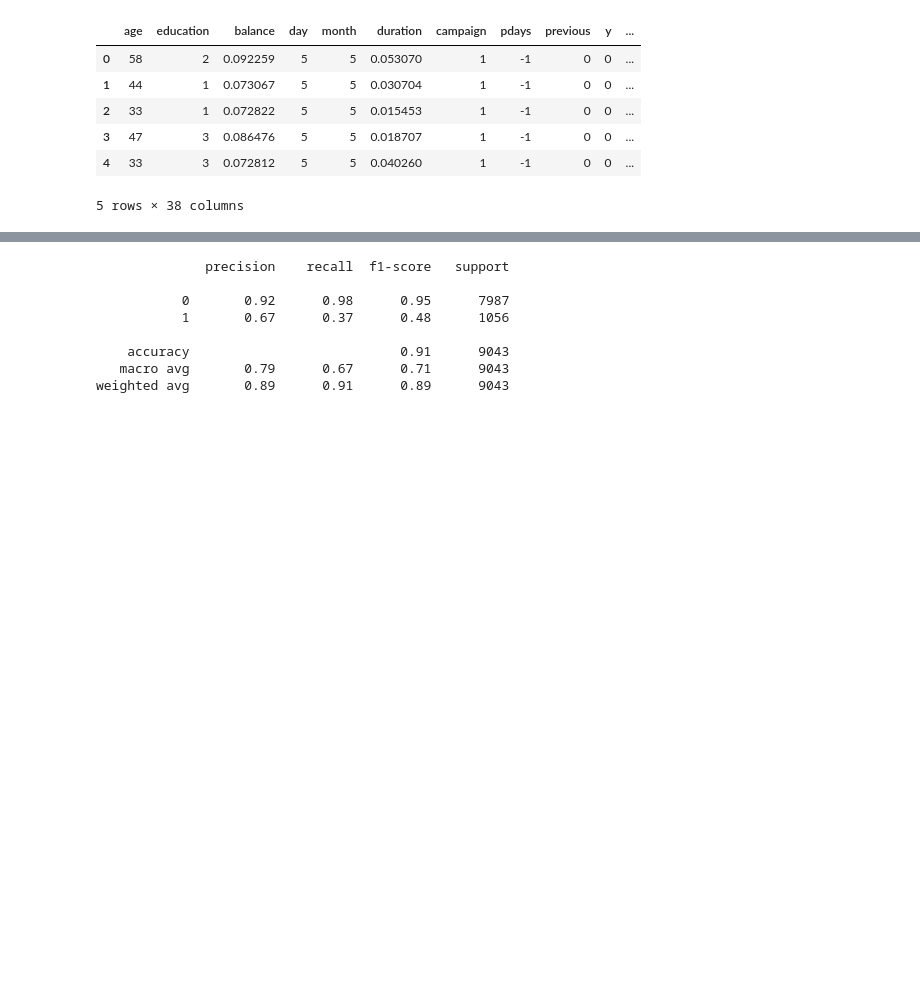
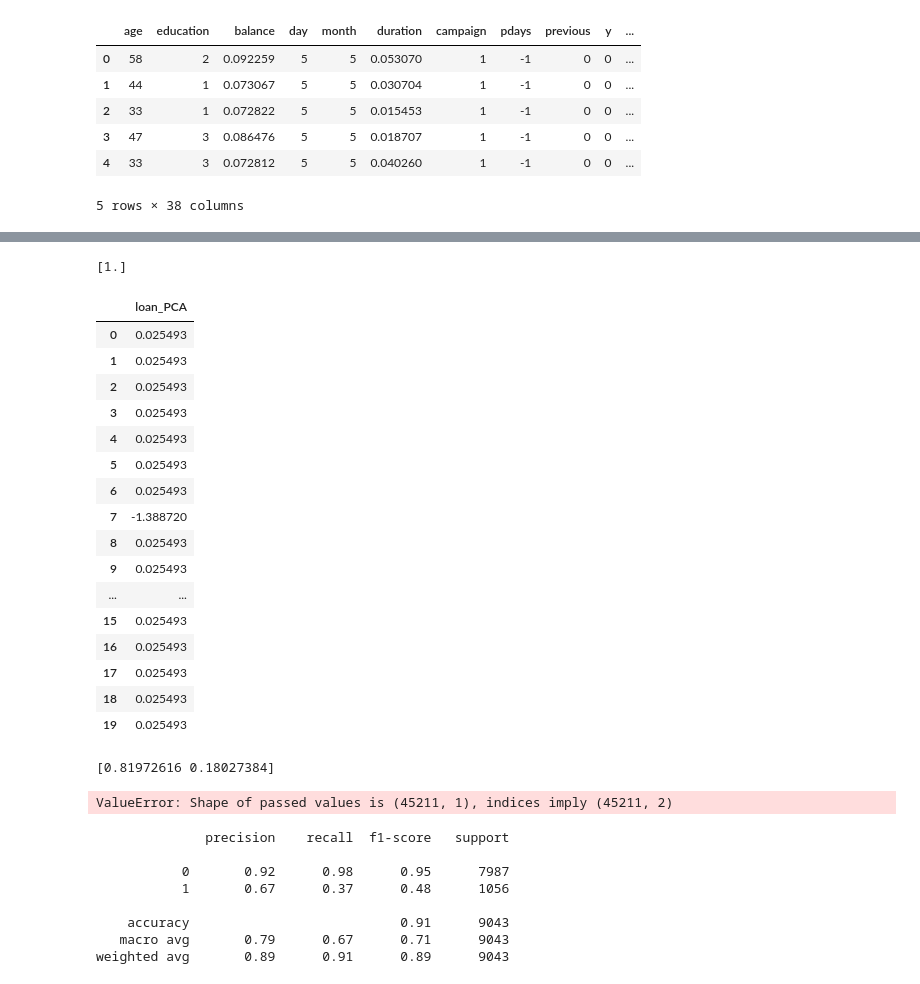
Before and after one commit to BinaraMendis7/Machine-learning, a Jupyter notebook: Mlcw.ipynb, the cells around one changed output, grey strips where cells are left out. Saved outputs shown, nothing was run; the diff lists cells and outputs as text; code cells hidden in the pictures; blank space fills up the shorter version.

```diff
--- a/Mlcw.ipynb
+++ b/Mlcw.ipynb
@@ -254,0 +326,44 @@ Explained Variance Ratio: [0.72686434 0.27313566]
+# %%
+X3=df[["loan_yes","loan_no"]]
+
+pca=PCA(0.95)
+X_pca3=pca.fit_transform(X3)
+print(pca.explained_variance_ratio_)
+
+pca_columns = X_pca[:, :1]
+pca_data = np.concatenate([pca_columns], axis=1)
+pca_df2= pd.DataFrame(pca_data, columns=['loan_PCA'])
+pca_df2.head(20)
+# %% [output]
+[1.]
+|  | loan_PCA |
+| 0 | 0.025493 |
+| 1 | 0.025493 |
+| 2 | 0.025493 |
+| 3 | 0.025493 |
+| 4 | 0.025493 |
+| 5 | 0.025493 |
+| 6 | 0.025493 |
+| 7 | -1.388720 |
+| 8 | 0.025493 |
+| 9 | 0.025493 |
+| ... | ... |
+| 15 | 0.025493 |
+| 16 | 0.025493 |
+| 17 | 0.025493 |
+| 18 | 0.025493 |
+| 19 | 0.025493 |
+# %%
+X4=df[["contact_cellular","contact_telephone","contact_unknown"]]
+
+pca=PCA(0.95)
+X_pca4=pca.fit_transform(X4)
+print(pca.explained_variance_ratio_)
+
+pca_columns = X_pca[:, :1]
+pca_data = np.concatenate([pca_columns], axis=1)
+pca_df2= pd.DataFrame(pca_data, columns=[['contact_cellular_PCA','contact_PCA2']])
+pca_df2.head(20)
+# %% [output]
+[0.81972616 0.18027384]
+ValueError: Shape of passed values is (45211, 1), indices imply (45211, 2)
```
Also changed, not shown: parts of 4 cells of this notebook.
